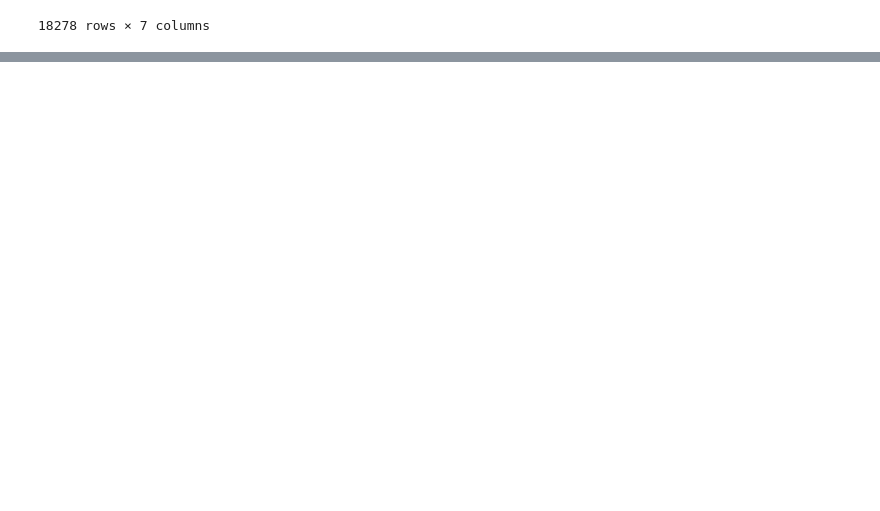
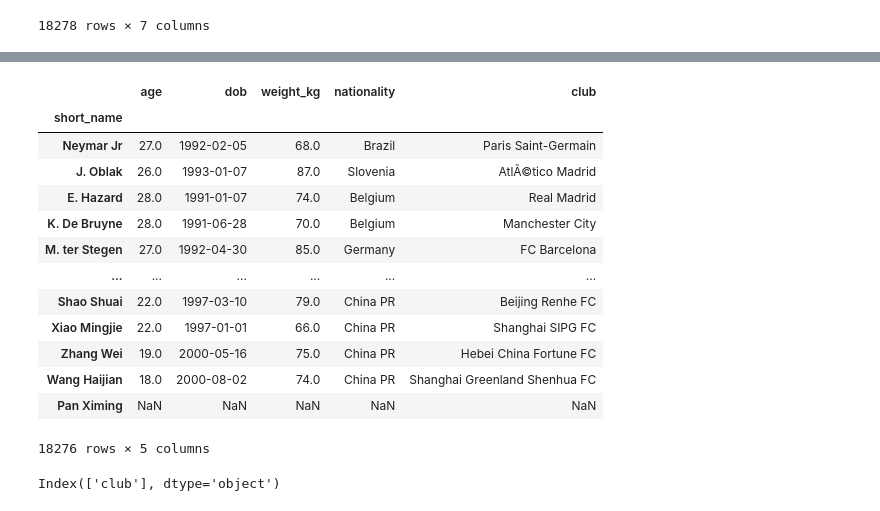
Before and after one commit to Subhas333/Project-1, a Jupyter notebook: selection.ipynb, the cells around one changed output, grey strips where cells are left out. Drawn from its saved outputs; the diff is of its cells as text; code cells hidden in the pictures; blank space fills up the shorter version.

```diff
--- a/selection.ipynb
+++ b/selection.ipynb
@@ -53,0 +302,3 @@ df
+# %%
+# set values in cell
+df.iloc[0,3]=178
@@ -53,0 +322,3 @@ df
+# %%
+df.iloc[-1,:]=np.nan
+#set last row nan
@@ -53,0 +380,2 @@ df
+# %%
+df.drop(['L. Messi','Cristiano Ronaldo'],axis=0,inplace=True)
@@ -53,0 +399,3 @@ df
+# %%
+#drop column
+df.drop('height_cm',axis=1,inplace=True)
@@ -53,0 +419,22 @@ df
+# %%
+df.drop(columns=['long_name'])
+# %% [output]
+|  | age | dob | weight_kg | nationality | club |
+| short_name |  |  |  |  |  |
+| Neymar Jr | 27.0 | 1992-02-05 | 68.0 | Brazil | Paris Saint-Germain |
+| J. Oblak | 26.0 | 1993-01-07 | 87.0 | Slovenia | AtlÃ©tico Madrid |
+| E. Hazard | 28.0 | 1991-01-07 | 74.0 | Belgium | Real Madrid |
+| K. De Bruyne | 28.0 | 1991-06-28 | 70.0 | Belgium | Manchester City |
+| M. ter Stegen | 27.0 | 1992-04-30 | 85.0 | Germany | FC Barcelona |
+| ... | ... | ... | ... | ... | ... |
+| Shao Shuai | 22.0 | 1997-03-10 | 79.0 | China PR | Beijing Renhe FC |
+| Xiao Mingjie | 22.0 | 1997-01-01 | 66.0 | China PR | Shanghai SIPG FC |
+| Zhang Wei | 19.0 | 2000-05-16 | 75.0 | China PR | Hebei China Fortune FC |
+| Wang Haijian | 18.0 | 2000-08-02 | 74.0 | China PR | Shanghai Greenland Shenhua FC |
+| Pan Ximing | NaN | NaN | NaN | NaN | NaN |
+18276 rows × 5 columns
+# %%
+#drop colum by index
+df.columns[[5]]
+# %% [output]
+Index(['club'], dtype='object')
```
Also changed, not shown: parts of 37 cells of this notebook.
